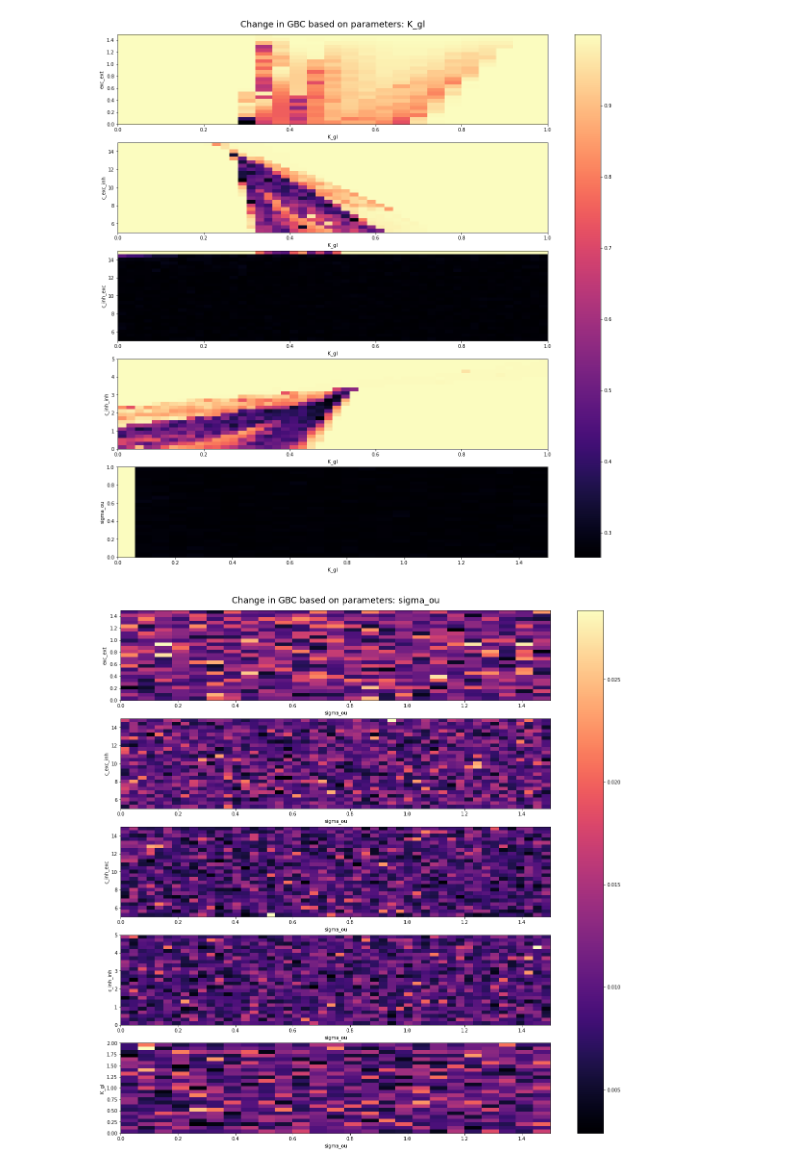
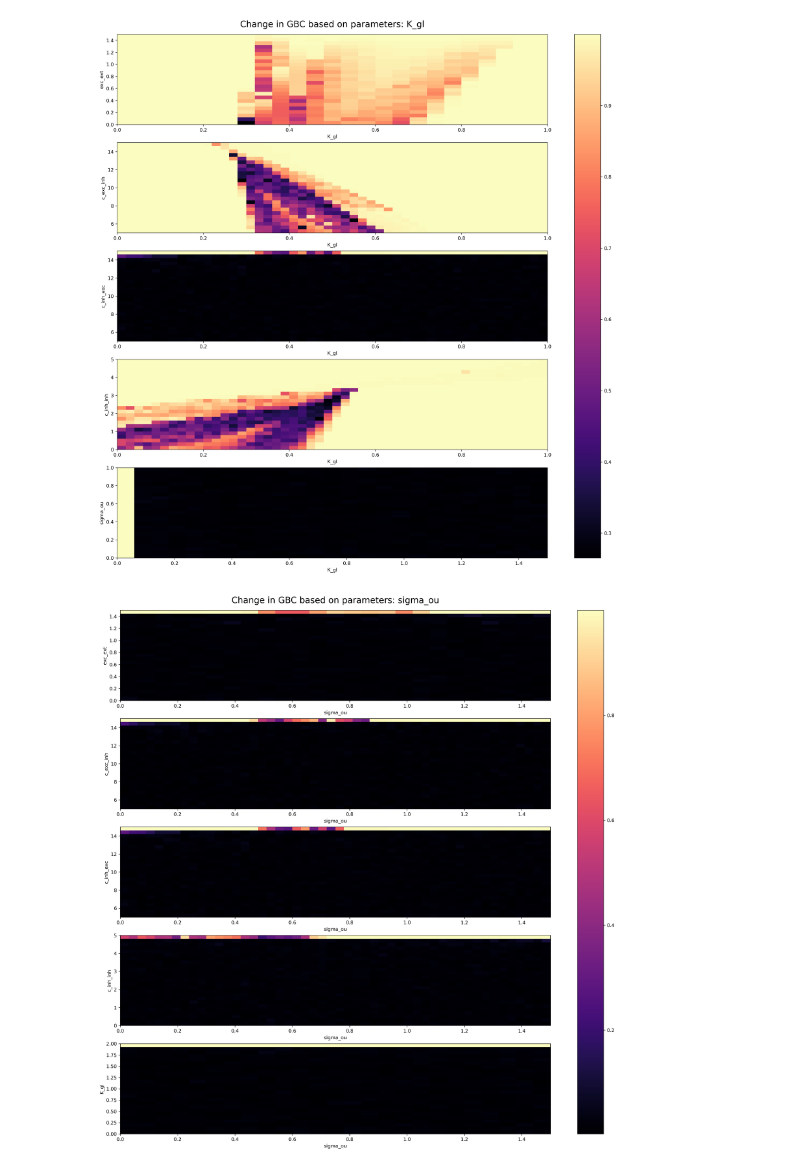
Before and after one commit to pamirozsuna/pamir_ma, a Jupyter notebook: notebooks/WC Parameter Exploration SCZ Results.ipynb, the cells around one changed output. Drawn from its saved outputs; the diff is of its cells as text; code cells hidden in the pictures.

Commit message:
add plots of exploration

```diff
--- a/notebooks/WC Parameter Exploration SCZ Results.ipynb
+++ b/notebooks/WC Parameter Exploration SCZ Results.ipynb
@@ -31,7 +31,7 @@ plt.rcParams['image.cmap'] = 'magma'
 #plasma
 
 import matplotlib as mpl
-#mpl.rcParams['figure.dpi']= 300
+mpl.rcParams['figure.dpi']= 300
 # %%
 #process data
 def process_data (parameters_array):
@@ -48,20 +48,20 @@ directory = "/Users/pamirozsuna/Desktop/pamir_ma/results/Exploration_SCZ/"
 gbc_exc_ext_cie = np.load(directory + "gbc_exc_ext_cie.npy")
 gbc_exc_ext_cei = np.load(directory + "gbc_exc_ext_cei.npy")
 gbc_exc_ext_cii = np.load(directory + "gbc_exc_ext_cii.npy")
-gbc_exc_ext_kgl = np.load(directory + "gbc_exc_ext_kgl.npy")
-gbc_exc_ext_sigma_ou = np.load(directory + "gbc_exc_ext_sigma_ou.npy")
+gbc_exc_ext_kgl = np.load(directory + "gbc_exc_ext_kgl1.npy")
+gbc_exc_ext_sigma_ou = np.load(directory + "gbc_exc_ext_sigma_ou1.npy")
 
-gbc_kgl_sigma_ou = np.load(directory + "gbc_kgl_sigma_ou.npy")
+gbc_kgl_sigma_ou = np.load(directory + "gbc_kgl_sigma_ou1.npy")
 
-gbc_cei_kgl = np.load(directory + "gbc_cei_kgl.npy")
-gbc_cei_sigma_ou = np.load(directory + "gbc_cei_sigma_ou.npy")
+gbc_cei_kgl = np.load(directory + "gbc_cei_kgl1.npy")
+gbc_cei_sigma_ou = np.load(directory + "gbc_cei_sigma_ou1.npy")
 
 gbc_cie_cii = np.load(directory + "gbc_cie_cii.npy")
-gbc_cie_sigma_ou = np.load(directory + "gbc_cie_sigma_ou.npy")
-gbc_cie_kgl = np.load(directory + "gbc_cie_sigma_ou.npy")
+gbc_cie_sigma_ou = np.load(directory + "gbc_cie_sigma_ou1.npy")
+gbc_cie_kgl = np.load(directory + "gbc_cie_sigma_ou1.npy")
 
-gbc_cii_kgl = np.load(directory + "gbc_cii_kgl.npy")
-gbc_cii_sigma_ou = np.load(directory + "gbc_cii_sigma_ou.npy")
+gbc_cii_kgl = np.load(directory + "gbc_cii_kgl1.npy")
+gbc_cii_sigma_ou = np.load(directory + "gbc_cii_sigma_ou1.npy")
 
 gbc_cei_cii = np.load(directory + "gbc_cei_cii.npy")
 gbc_cei_cie = np.load(directory + "gbc_cei_cie.npy")
@@ -69,20 +69,20 @@ gbc_cei_cie = np.load(directory + "gbc_cei_cie.npy")
 parameters_exc_ext_cie = np.load(directory + "parameters_exc_ext_cie.npy")
 parameters_exc_ext_cei = np.load(directory + "parameters_exc_ext_cei.npy")
 parameters_exc_ext_cii = np.load(directory + "parameters_exc_ext_cii.npy")
-parameters_exc_ext_kgl = np.load(directory + "parameters_exc_ext_kgl.npy")
-parameters_exc_ext_sigma_ou = np.load(directory + "parameters_exc_ext_sigma_ou.npy")
+parameters_exc_ext_kgl = np.load(directory + "parameters_exc_ext_kgl1.npy")
+parameters_exc_ext_sigma_ou = np.load(directory + "parameters_exc_ext_sigma_ou1.npy")
 
-parameters_kgl_sigma_ou = np.load(directory + "parameters_kgl_sigma_ou.npy")
+parameters_kgl_sigma_ou = np.load(directory + "parameters_kgl_sigma_ou1.npy")
 
-parameters_cei_kgl = np.load(directory + "parameters_cei_kgl.npy")
-parameters_cei_sigma_ou = np.load(directory + "parameters_cei_sigma_ou.npy")
+parameters_cei_kgl = np.load(directory + "parameters_cei_kgl1.npy")
+parameters_cei_sigma_ou = np.load(directory + "parameters_cei_sigma_ou1.npy")
 
 parameters_cie_cii = np.load(directory + "parameters_cie_cii.npy")
-parameters_cie_kgl = np.load(directory + "parameters_cie_kgl.npy")
-parameters_cie_sigma_ou = np.load(directory + "parameters_cie_sigma_ou.npy")
+parameters_cie_kgl = np.load(directory + "parameters_cie_kgl1.npy")
+parameters_cie_sigma_ou = np.load(directory + "parameters_cie_sigma_ou1.npy")
 
-parameters_cii_kgl = np.load(directory + "parameters_cii_kgl.npy")
-parameters_cii_sigma_ou = np.load(directory + "parameters_cii_sigma_ou.npy")
+parameters_cii_kgl = np.load(directory + "parameters_cii_kgl1.npy")
+parameters_cii_sigma_ou = np.load(directory + "parameters_cii_sigma_ou1.npy")
 
 parameters_cei_cii = np.load(directory + "parameters_cei_cii.npy")
 parameters_cei_cie = np.load(directory + "parameters_cei_cie.npy")
@@ -482,30 +502,31 @@ f.savefig('k_gl.png')
 [figure]
 # %%
 f, axarr = plt.subplots(5,1,figsize=(20, 20))
+f.set_facecolor('w')
 
 img = axarr[0].imshow(pivot_table_sigma_ou_exc_ext, aspect="auto", extent=[0,1.5,0,1.5])
 axarr[0].set_xlabel('sigma_ou')
 axarr[0].set_ylabel('exc_ext')
 
 axarr[1].imshow(pivot_table_sigma_ou_cei, aspect="auto", extent=[0,1.5,5,15])
 axarr[1].set_xlabel('sigma_ou')
 axarr[1].set_ylabel('c_exc_inh')
 
 axarr[2].imshow(pivot_table_sigma_ou_cie, aspect="auto", extent=[0,1.5,5,15])
 axarr[2].set_xlabel('sigma_ou')
 axarr[2].set_ylabel('c_inh_exc')
 
 axarr[3].imshow(pivot_table_sigma_ou_cii, aspect="auto", extent=[0,1.5,0,5])
 axarr[3].set_xlabel('sigma_ou')
 axarr[3].set_ylabel('c_inh_inh')
 
 axarr[4].imshow(pivot_table_sigma_ou_kgl, aspect="auto", extent=[0,1.5,0,2])
 axarr[4].set_xlabel('sigma_ou')
 axarr[4].set_ylabel('K_gl')
 
 f.suptitle('Change in GBC based on parameters: sigma_ou', x = 0.435, y = 0.9, size=18)
 plt.colorbar(img, ax=axarr)
 
-f.savefig('sigma_ou_detailed.png')
+f.savefig('sigma_ou.png')
 # %% [output]
-[figure, old version]
+[figure, new version]
```
Also changed, not shown: parts of 2 cells of this notebook, 10 other files.
